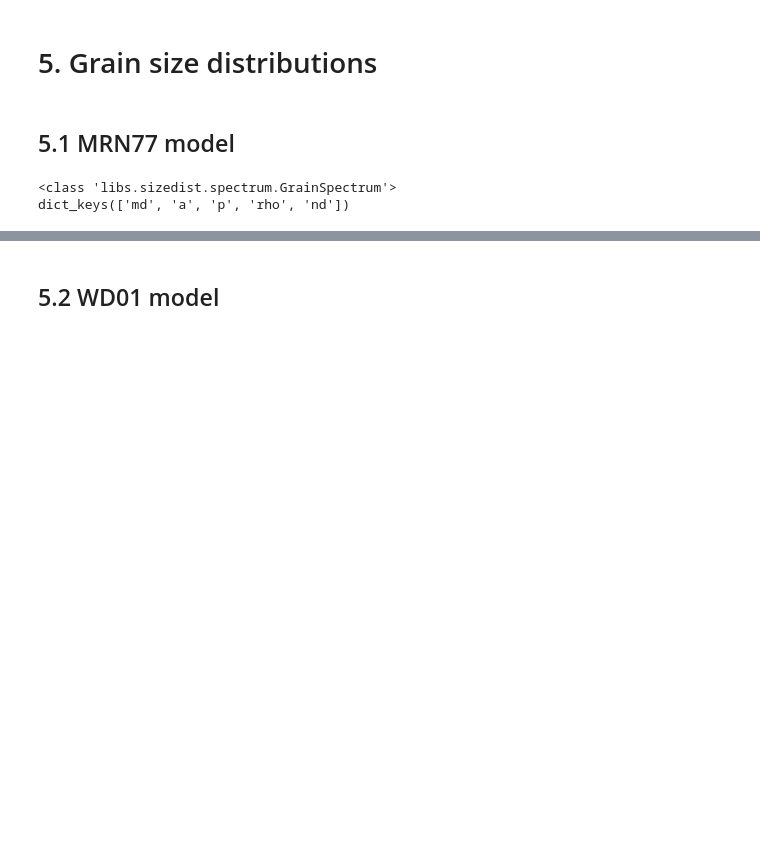
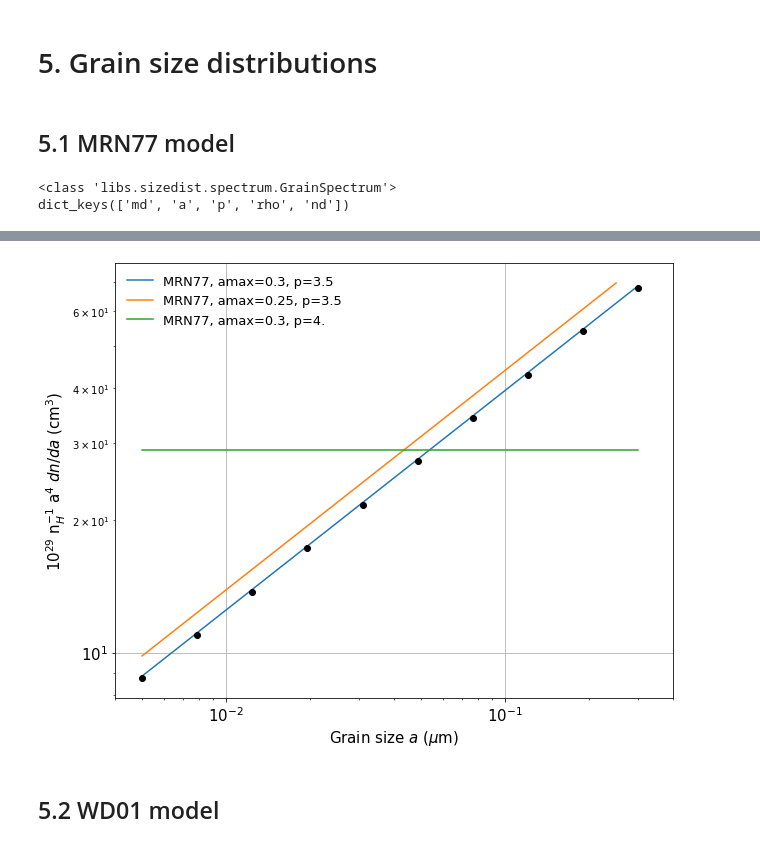
Before and after one commit to nv-hiep/dust_scattering, a Jupyter notebook: grain_size_distribution.ipynb, the cells around one changed output, grey strips where cells are left out. Saved outputs shown, nothing was run; the diff lists cells and outputs as text; code cells hidden in the pictures; blank space fills up the shorter version.

```diff
--- a/grain_size_distribution.ipynb
+++ b/grain_size_distribution.ipynb
@@ -86,2 +93,25 @@ plt.show()
+# %%
+plt.figure( figsize=(10,8) )
+
+plt.plot(MRN77_mod1.a, A*MRN77_mod1.nd*MRN77_mod1.a**4/NH, label='MRN77, amax=' + str(MRN77_mod1.a[-1]) + ', p=3.5')
+plt.plot(MRN77_mod4.a, A*MRN77_mod4.nd*MRN77_mod4.a**4/NH, 'ko', label='')
+plt.plot(MRN77_mod2.a, A*MRN77_mod2.nd*MRN77_mod2.a**4/NH, label='MRN77, amax=' + str(MRN77_mod2.a[-1]) + ', p=3.5')
+plt.plot(MRN77_mod3.a, A*MRN77_mod3.nd*MRN77_mod3.a**4/NH, label='MRN77, amax=' + str(MRN77_mod3.a[-1]) + ', p=4.')
+plt.loglog()
+
+plt.xlabel(r'Grain size $a$ ($\mu$m)', size=15)
+plt.ylabel(r'10$^{29}$ n$^{-1}_H$ a$^4$ $dn/da$ (cm$^{3}$)', size=15)
+
+plt.tick_params(labelsize=15)
+
+plt.xlim(0.004, 0.4)
+
+plt.legend(loc='upper left', frameon=False, fontsize=13)
+plt.grid()
+plt.show()
+
+exit()
+# %% [output]
+[figure, added]
 # %% [markdown]
 ## 5.2 WD01 model
```
Also changed, not shown: parts of 9 cells of this notebook.
